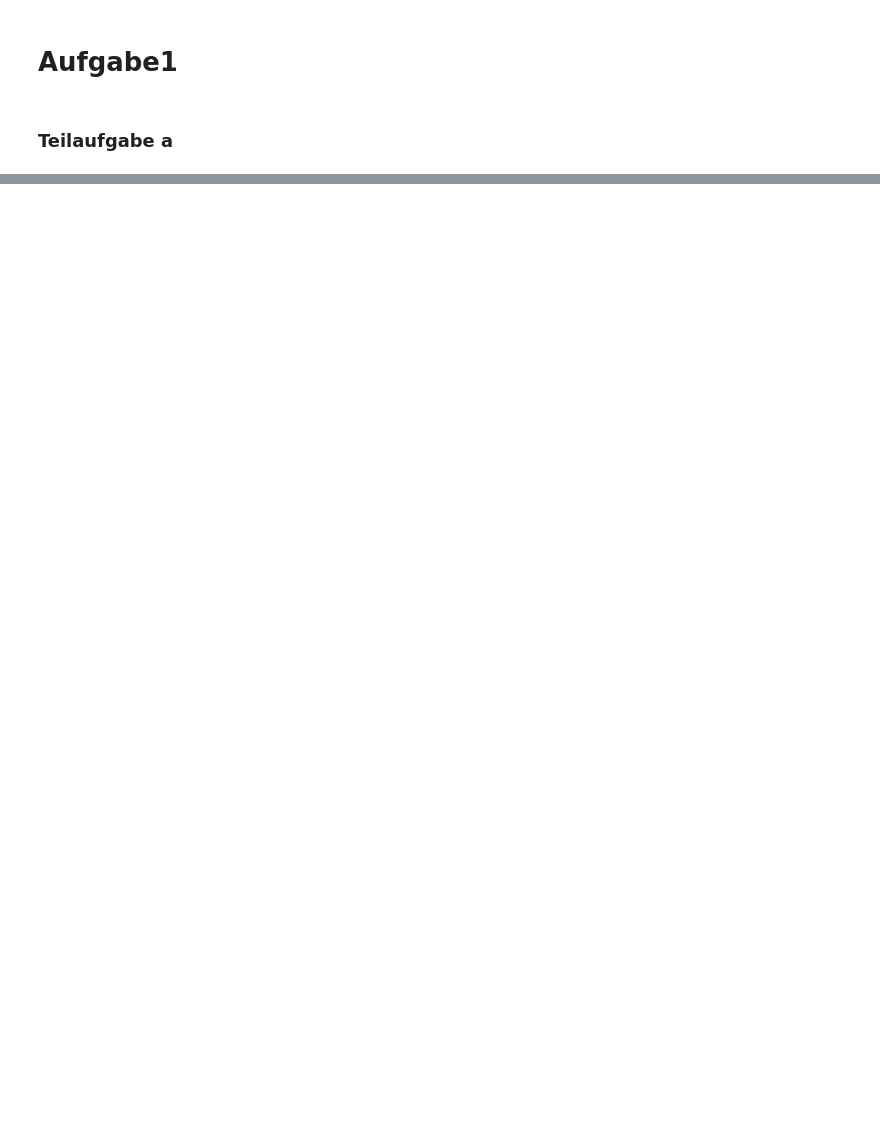
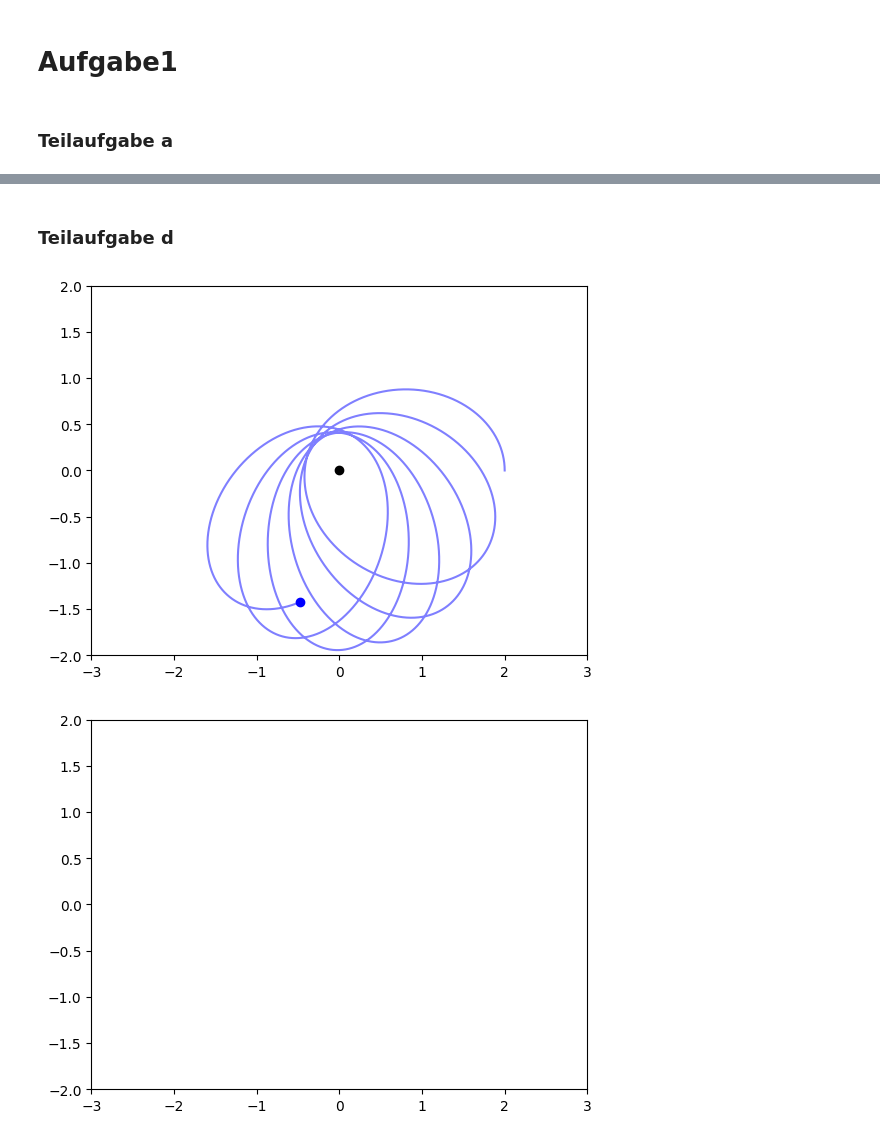
Before and after one commit to jasemi/Computerphysik-ss17-Uebungen, a Jupyter notebook: Uebung-6/Uebung6.ipynb, the cells around one changed output, grey strips where cells are left out. Cells and saved outputs as stored; diff of their text form; code cells hidden in the pictures; blank space fills up the shorter version.

```diff
--- a/Uebung-6/Uebung6.ipynb
+++ b/Uebung-6/Uebung6.ipynb
@@ -72,0 +104,29 @@ for
+# %% [markdown]
+### Teilaufgabe d
+# %%
+function f_alpha(u1, u2, u3, u4, m, alpha)
+    return [u2, u1*u4^2-(1/m*(1/u1^2-3*alpha/u1^4)), u4, -2*u2*u4/u1]
+end
+t = linspace(0.,50., 1e5)
+start = [2,0,0,.2]
+m = 1
+alpha = 1e-2
+(r, dr, phi, dphi) = euler(f_alpha, start, t, (m,alpha))
+(x, y) = rad2xy(r, phi)
+
+fig = figure(2)
+for n = 1:500:length(x)
+    plot(0, 0, "o", color="black", animated=true)
+    plot(x[1:n], y[1:n], "b-", alpha=0.5, animated=true)
+    plot(x[n], y[n], "bo", animated=true)
+    axis = gca()
+    axis[:set_xlim]([-3,3])
+    axis[:set_ylim]([-2,2])
+    sleep(.01)
+    IJulia.clear_output(true)
+    display(fig)
+    cla()
+end
+# %% [output]
+[figure, added]
+[figure, added]
```
Also changed, not shown: parts of 8 cells of this notebook, 1 other file.
